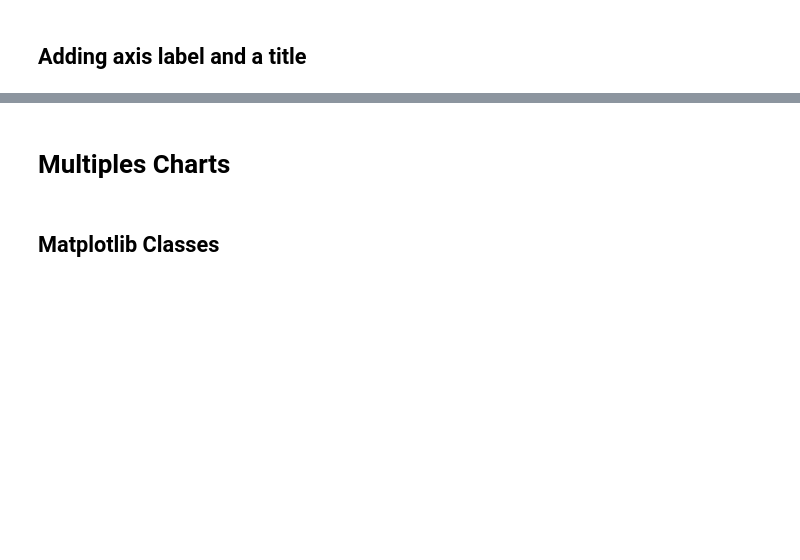
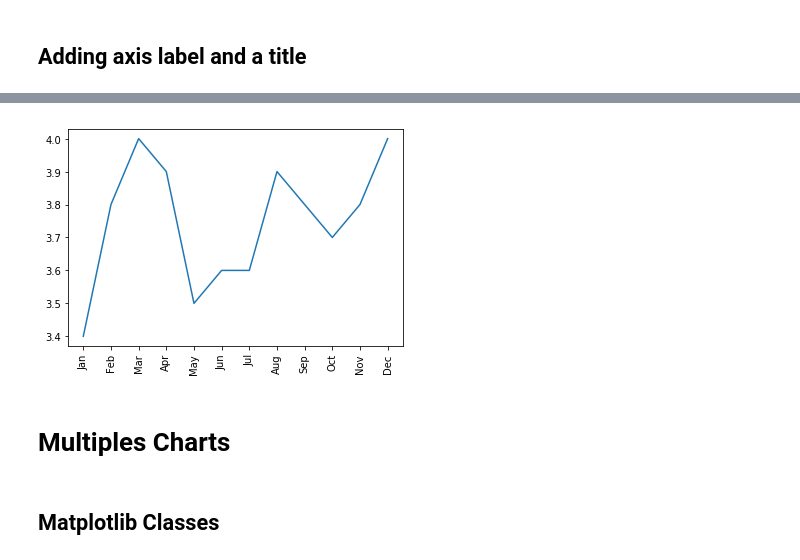
Before and after one commit to rafagarcia2/datascience2machinelearning, a Jupyter notebook: Lesson_06/Lesson #6 - Exploratory Data Analysis.ipynb, the cells around one changed output, grey strips where cells are left out. Cells and saved outputs as stored; diff of their text form; code cells hidden in the pictures; blank space fills up the shorter version.

```diff
--- a/Lesson_06/Lesson #6 - Exploratory Data Analysis.ipynb
+++ b/Lesson_06/Lesson #6 - Exploratory Data Analysis.ipynb
@@ -282,9 +282,22 @@ Here's an overview of the pyplot functions we need to tweak the axis labels and
 # %%
 # put your code here
 
+import pandas as pd
+import matplotlib.pyplot as plt
+
+unrate = pd.read_csv("unrate.csv")
+unrate["DATE"] = pd.to_datetime(unrate.DATE)
+
+unrate_1948 = unrate[unrate["DATE"].dt.year == 1948]
+
+plt.plot(unrate_1948.DATE.dt.month, unrate_1948.VALUE)
+plt.xticks(unrate_1948.DATE.dt.month,unrate_1948.DATE.dt.strftime("%b"), rotation=90)
+plt.show()
 # tip - customize xticks
 # plt.plot(range(0,12),y)
 # plt.xticks(range(0,12),x.dt.strftime('%b %Y'),rotation=90)
+# %% [output]
+[figure, added]
 # %% [markdown]
 # Multiples Charts
 # %% [markdown]
```
Also changed, not shown: parts of 1 cell of this notebook, 8 other files.
